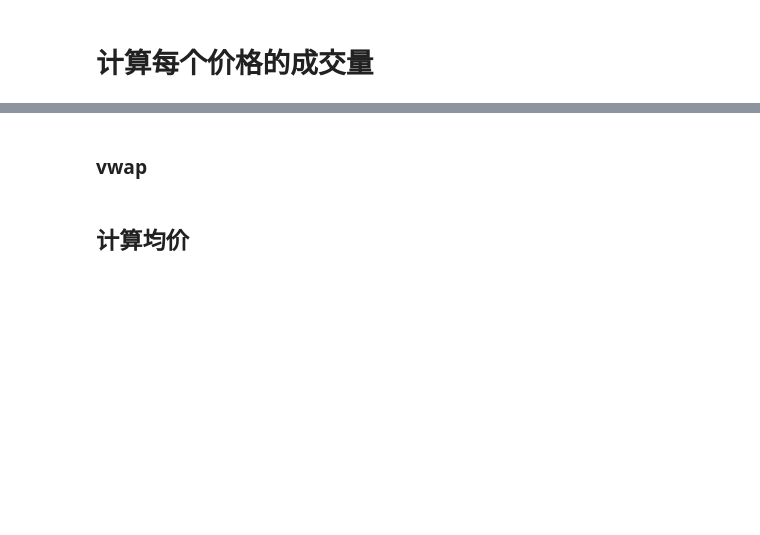
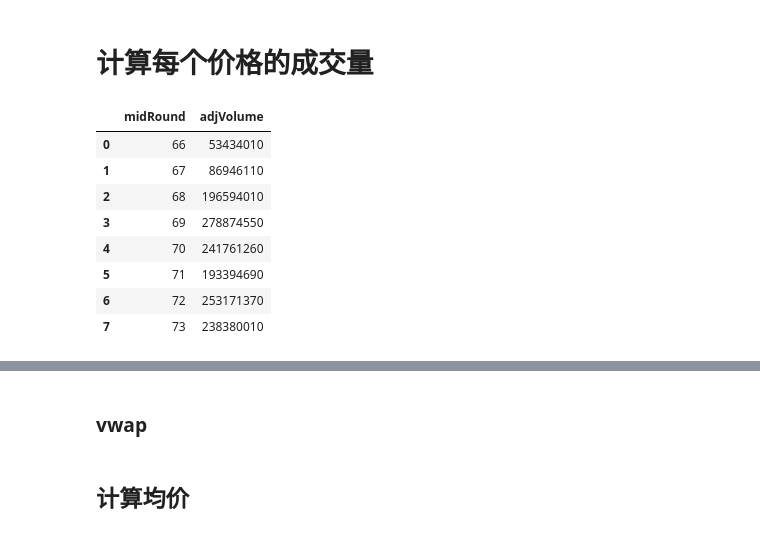
Before and after one commit to FlynnMa/quantBot, a Jupyter notebook: lessions/07-good-price-to-buy/is a good price to buy.ipynb, the cells around one changed output, grey strips where cells are left out. Drawn from its saved outputs; the diff is of its cells as text; code cells hidden in the pictures; blank space fills up the shorter version.

```diff
--- a/lessions/07-good-price-to-buy/is a good price to buy.ipynb
+++ b/lessions/07-good-price-to-buy/is a good price to buy.ipynb
@@ -42,6 +43,18 @@ df.head(3)
 # %%
 df1 = df.iloc[-60:,:]
 dfVol = df1.groupby(['midRound'], as_index=False)['adjVolume'].sum()
+
+dfVol
+# %% [output]
+|  | midRound | adjVolume |
+| 0 | 66 | 53434010 |
+| 1 | 67 | 86946110 |
+| 2 | 68 | 196594010 |
+| 3 | 69 | 278874550 |
+| 4 | 70 | 241761260 |
+| 5 | 71 | 193394690 |
+| 6 | 72 | 253171370 |
+| 7 | 73 | 238380010 |
 # %%
 import matplotlib.pyplot as plt
 
```
Also changed, not shown: parts of 5 cells of this notebook, 4 other files.
